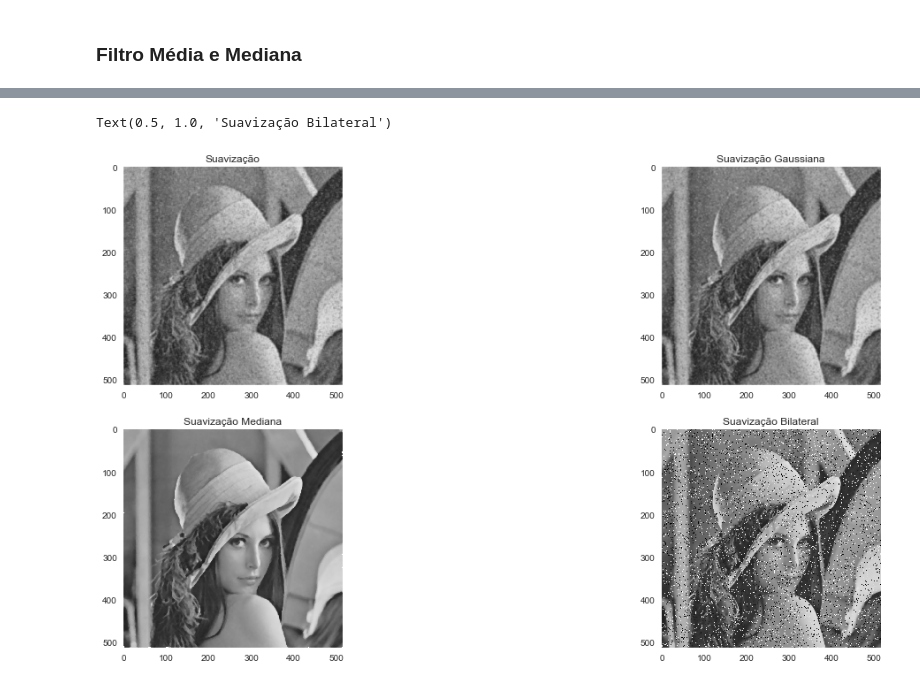
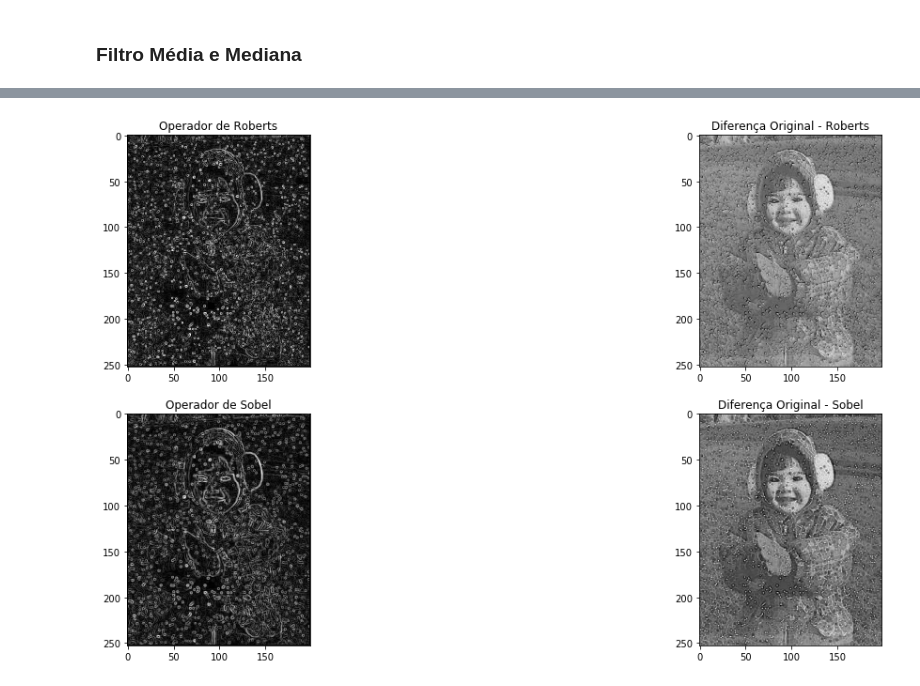
Before and after one commit to Pssales/PDI, a Jupyter notebook: Suavização de imagens.ipynb, the cells around one changed output, grey strips where cells are left out. Drawn from its saved outputs; the diff is of its cells as text; code cells hidden in the pictures.

```diff
--- a/Suavização de imagens.ipynb
+++ b/Suavização de imagens.ipynb
@@ -111,0 +137,7 @@ plt.title("Difrença original - Filtro 3");
+# %%
+img = imread("input/ruido.jpg", as_gray=True)
+op_roberts = roberts(img)
+op_sobel = sobel(img)
+
+diff_ori_roberts = img - op_roberts
+diff_ori_sobel = img - op_sobel
@@ -112,30 +149,20 @@ plt.title("Difrença original - Filtro 3");
 # %%
-imagem_suav_padrao = cv2.blur(imagem, (5,5))
-
 plt.figure(figsize=(20,10))
 
 plt.subplot(2,2,1)
-plt.imshow(imagem_suav_padrao)
-plt.title("Suavização")
-
-
-imagem_suav_gaussian = cv2.GaussianBlur(imagem, (7,7), 0)
+plt.imshow(op_roberts, cmap=plt.cm.gray)
+plt.title("Operador de Roberts")
 
 plt.subplot(2,2,2)
-plt.imshow(imagem_suav_gaussian)
-plt.title("Suavização Gaussiana")
-
-imagem_suav_mediana = cv2.medianBlur(imagem, 5)
+plt.imshow(diff_ori_roberts, cmap=plt.cm.gray)
+plt.title("Diferença Original - Roberts")
 
 plt.subplot(2,2,3)
-plt.imshow(imagem_suav_mediana)
-plt.title("Suavização Mediana")
-
-imagem_suav_bilateral = cv2.bilateralFilter(imagem, 9, 75, 75)
+plt.imshow(op_sobel, cmap=plt.cm.gray)
+plt.title("Operador de Sobel");
 
 plt.subplot(2,2,4)
-plt.imshow(imagem_suav_bilateral)
-plt.title("Suavização Bilateral")
+plt.imshow(diff_ori_sobel, cmap=plt.cm.gray)
+plt.title("Diferença Original - Sobel");
 # %% [output]
-Text(0.5, 1.0, 'Suavização Bilateral')
-[figure, old version]
+[figure, new version]
```
Also changed, not shown: parts of 13 cells of this notebook, 1 other file.
